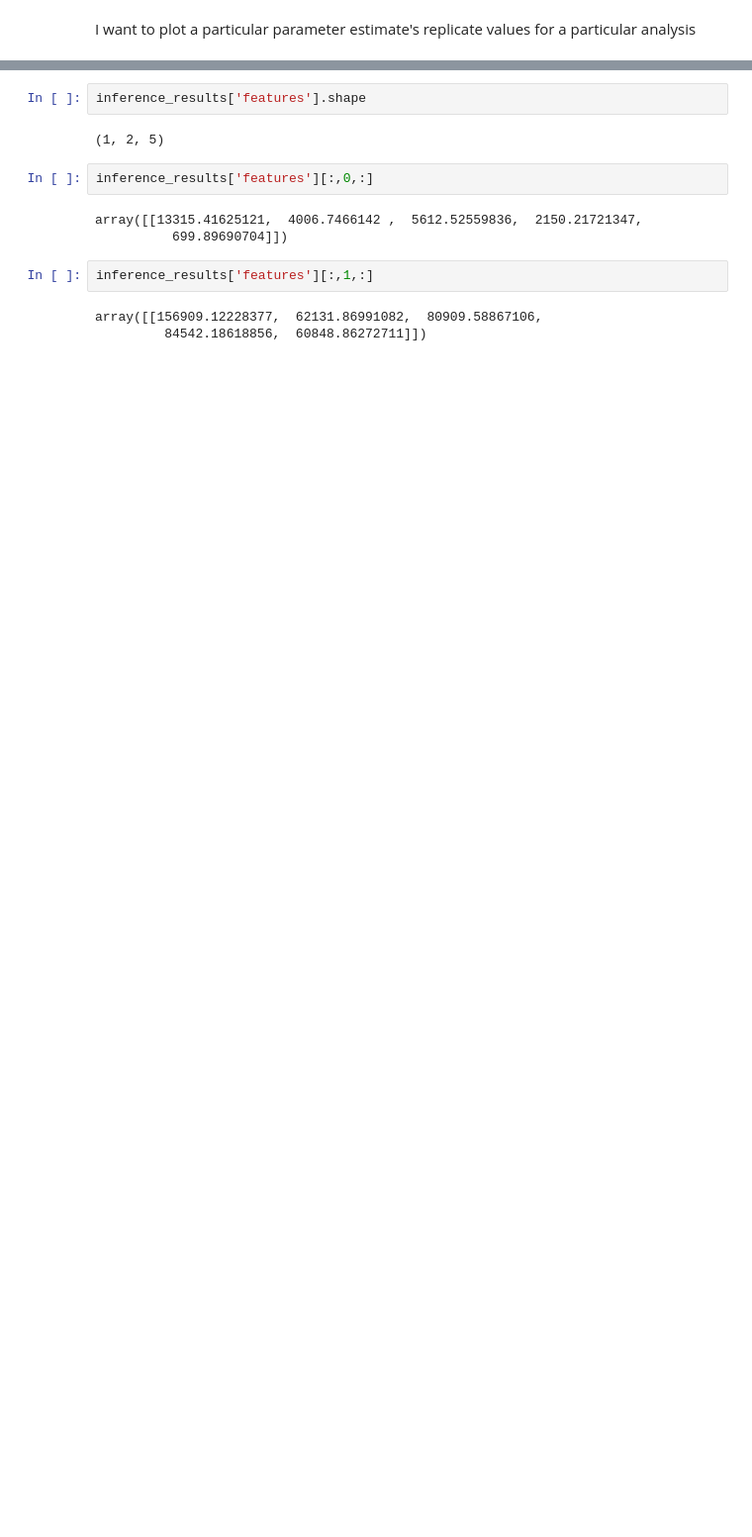
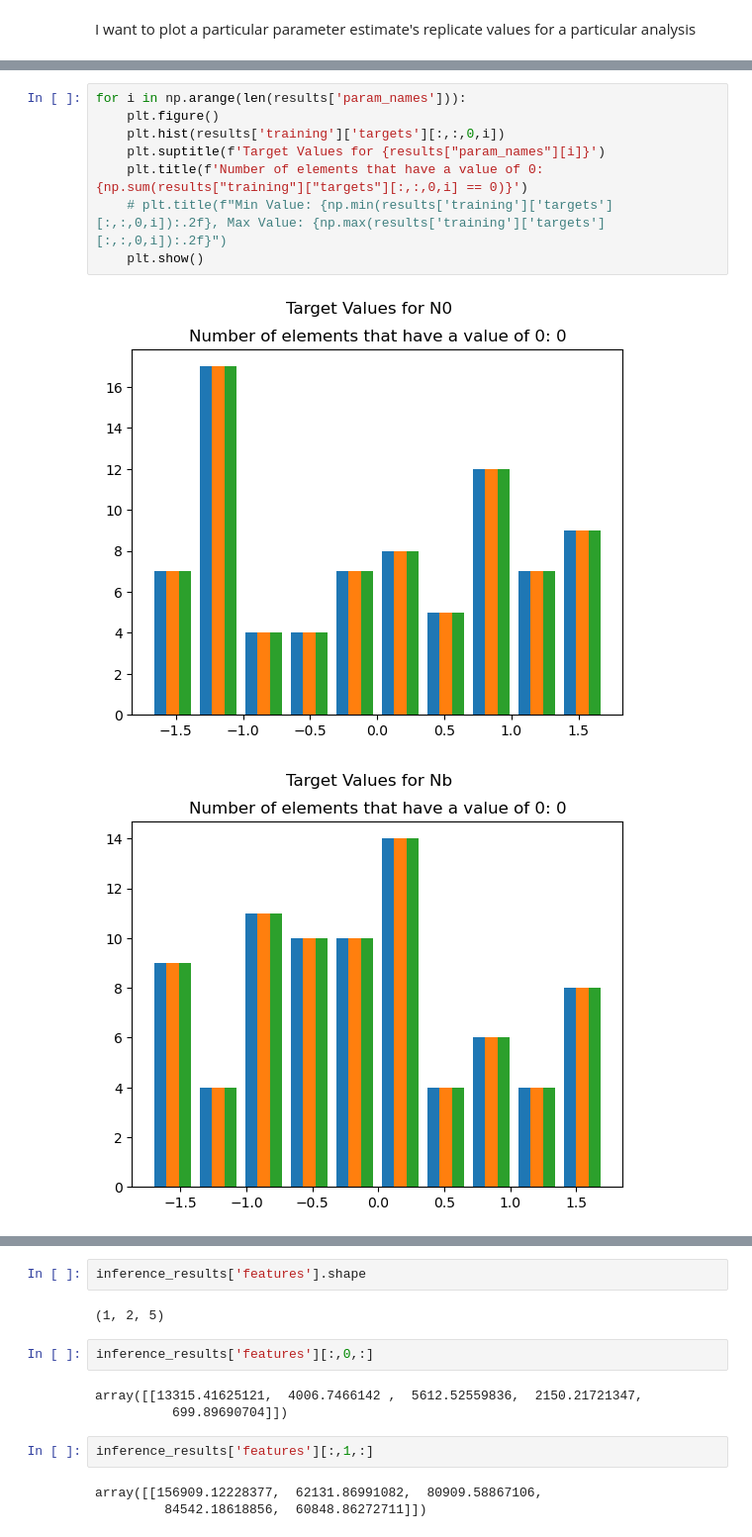
Before and after one commit to ak1376/Demographic_Inference, a Jupyter notebook: probing_inference.ipynb, the cells around one changed output, grey strips where cells are left out. Shown at 99% size. Drawn from its saved outputs; the diff is of its cells as text; blank space fills up the shorter version.

```diff
--- a/probing_inference.ipynb
+++ b/probing_inference.ipynb
@@ -63,0 +86,11 @@ I want to plot a particular parameter estimate's replicate values for a particul
+# %%
+for i in np.arange(len(results['param_names'])):
+    plt.figure()
+    plt.hist(results['training']['targets'][:,:,0,i])
+    plt.suptitle(f'Target Values for {results["param_names"][i]}')
+    plt.title(f'Number of elements that have a value of 0: {np.sum(results["training"]["targets"][:,:,0,i] == 0)}')
+    # plt.title(f"Min Value: {np.min(results['training']['targets'][:,:,0,i]):.2f}, Max Value: {np.max(results['training']['targets'][:,:,0,i]):.2f}")
+    plt.show()
+# %% [output]
+[figure, added]
+[figure, added]
```
Also changed, not shown: parts of 12 cells of this notebook, 6 other files.
